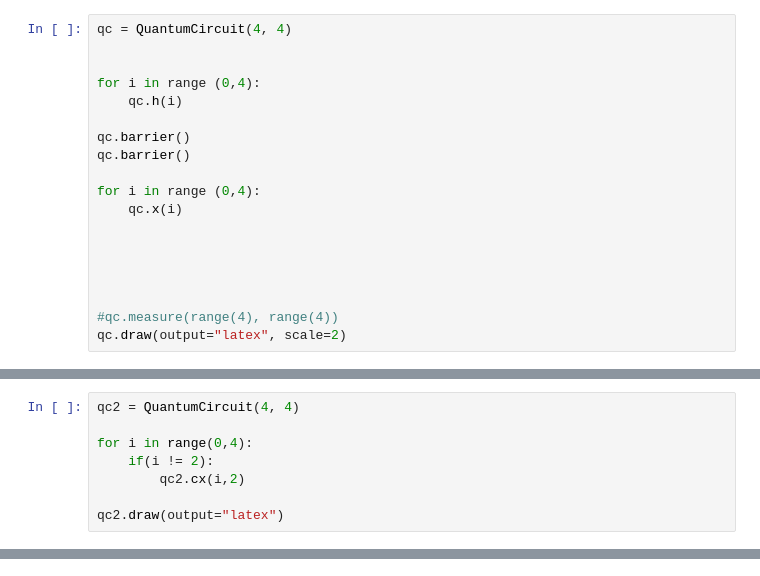
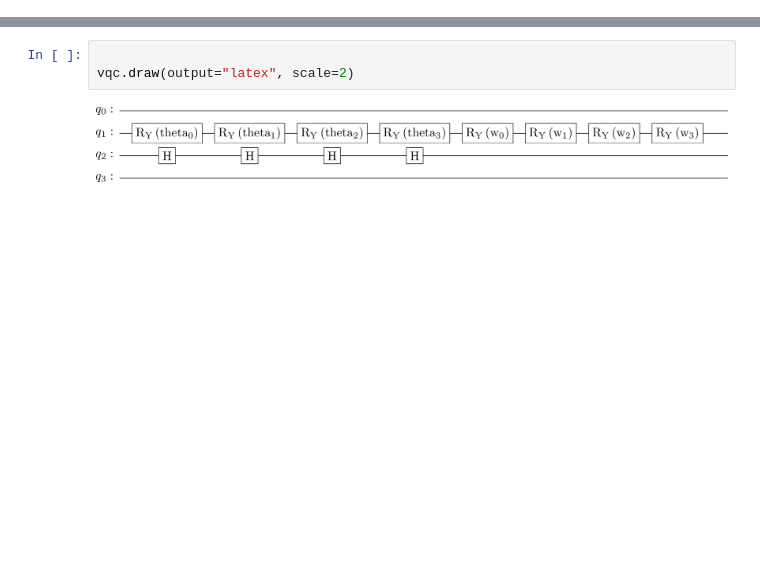
Before and after one commit to amirs2312/Masters-Thesis, a Jupyter notebook: test.ipynb, the cells around one changed output, grey strips where cells are left out. Drawn from its saved outputs; the diff is of its cells as text; blank space fills up the shorter version.

```diff
--- a/test.ipynb
+++ b/test.ipynb
@@ -11,22 +16,3 @@ import pylatexenc
 print("Test")
 # %% [output]
 Test
-# %%
-qc = QuantumCircuit(4, 4)
-
-
-for i in range (0,4):
-    qc.h(i)
-
-qc.barrier()
-qc.barrier()
-
-for i in range (0,4):
-    qc.x(i)
-
-
-
-
-
-#qc.measure(range(4), range(4))
-qc.draw(output="latex", scale=2)
@@ -35,8 +18,0 @@ qc.draw(output="latex", scale=2)
-# %%
-qc2 = QuantumCircuit(4, 4)
-
-for i in range(0,4):
-    if(i != 2):
-        qc2.cx(i,2)
-
-qc2.draw(output="latex")
@@ -44,0 +74,5 @@ qc2.draw(output="latex")
+# %%
+
+vqc.draw(output="latex", scale=2)
+# %% [output]
+[figure, added]
```
Also changed, not shown: parts of 4 cells of this notebook, 3 other files.
